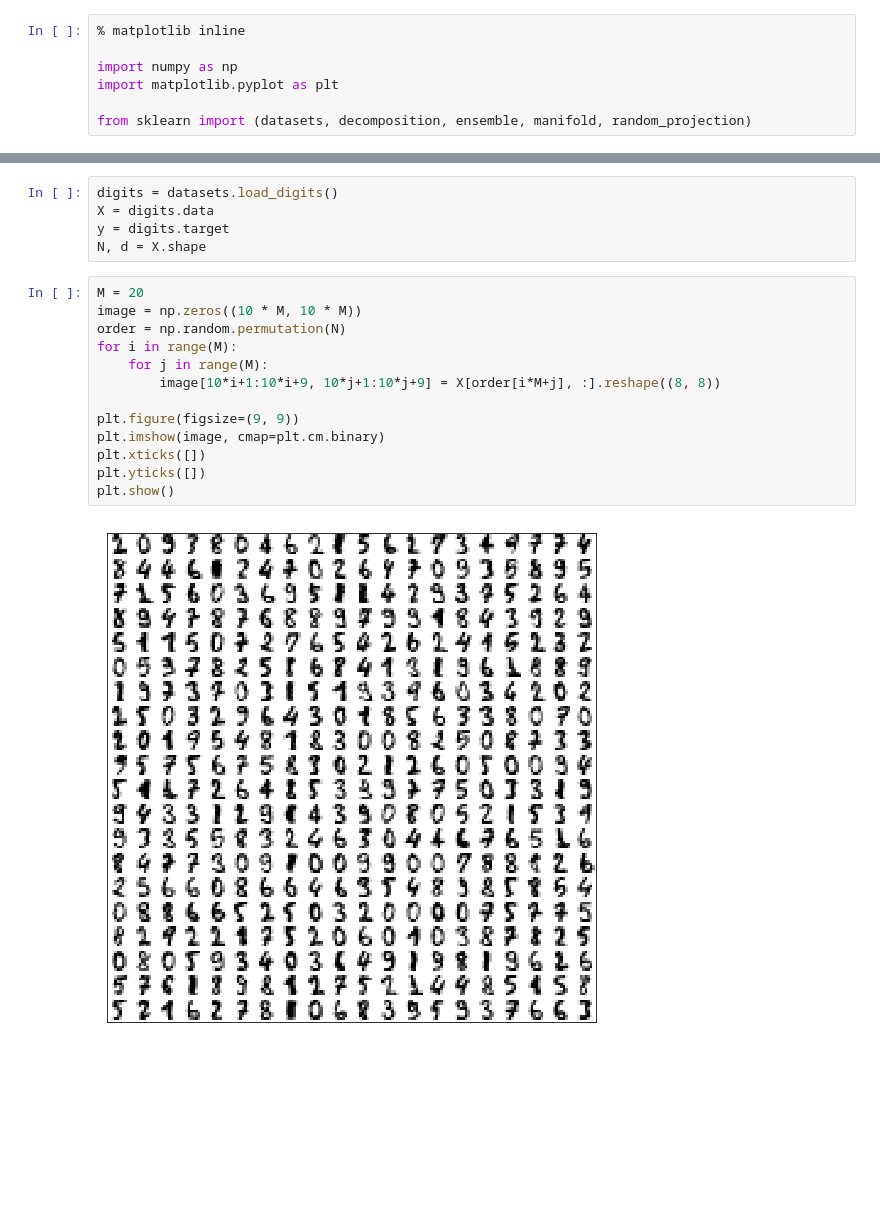
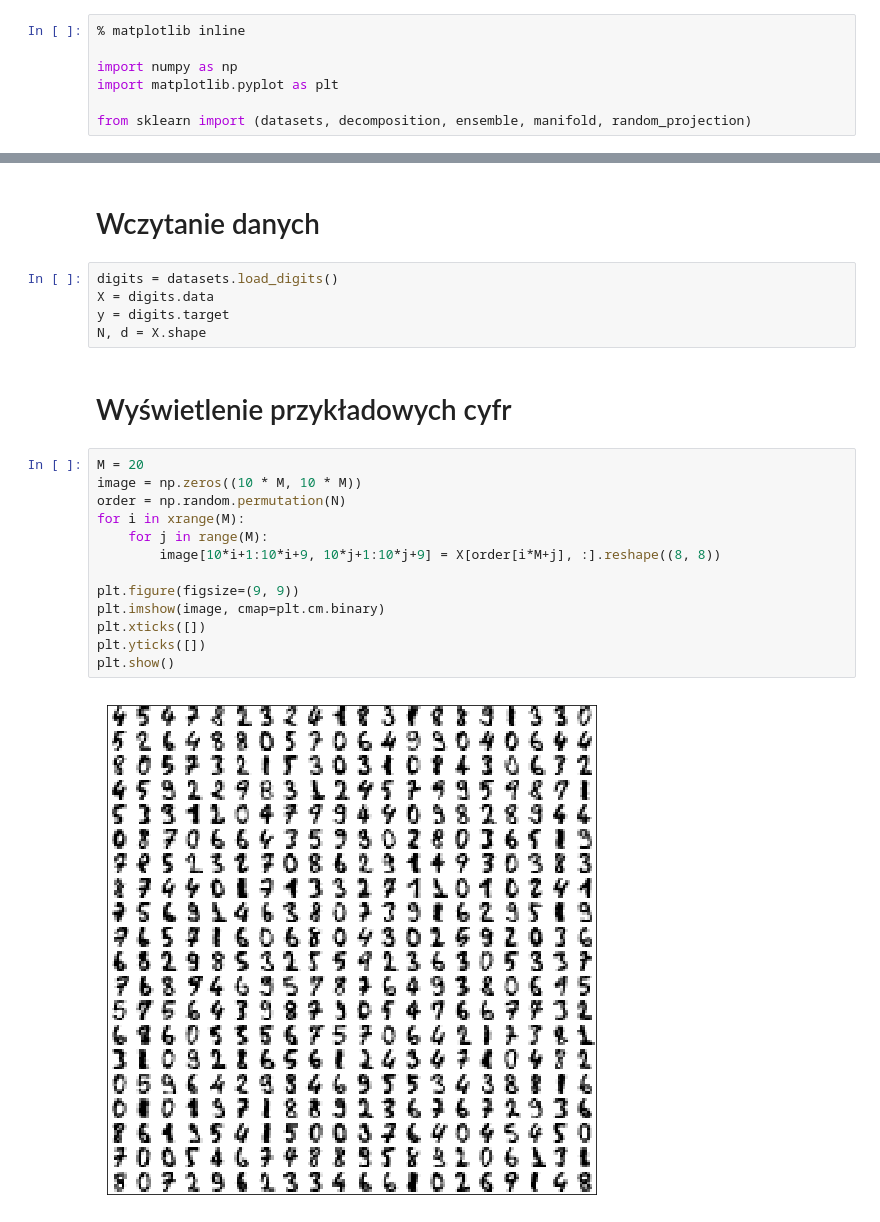
Before and after one commit to mateuszlewko/data-mining, a Jupyter notebook: set8/solutions.ipynb, the cells around one changed output, grey strips where cells are left out. Cells and saved outputs as stored; diff of their text form; blank space fills up the shorter version.

```diff
--- a/set8/solutions.ipynb
+++ b/set8/solutions.ipynb
@@ -17,23 +21,27 @@ def plot_digits(X, y):
     plt.xticks([])
     plt.yticks([])
     plt.show()
+# %% [markdown]
+# Wczytanie danych
 # %%
 digits = datasets.load_digits()
 X = digits.data
 y = digits.target
 N, d = X.shape
+# %% [markdown]
+# Wyświetlenie przykładowych cyfr
 # %%
 M = 20
 image = np.zeros((10 * M, 10 * M))
 order = np.random.permutation(N)
-for i in range(M):
+for i in xrange(M):
     for j in range(M):
         image[10*i+1:10*i+9, 10*j+1:10*j+9] = X[order[i*M+j], :].reshape((8, 8))
 
 plt.figure(figsize=(9, 9))
 plt.imshow(image, cmap=plt.cm.binary)
 plt.xticks([])
 plt.yticks([])
 plt.show()
 # %% [output]
-[figure, old version]
+[figure, new version]
```
Also changed, not shown: parts of 29 cells of this notebook.
